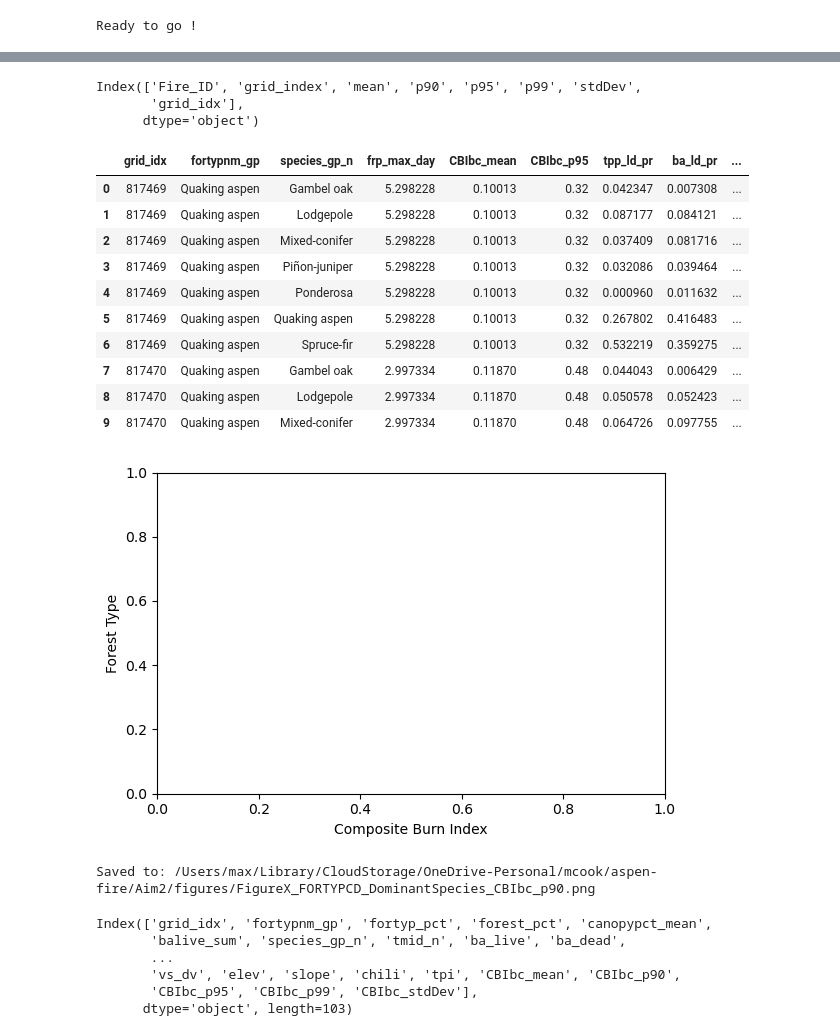
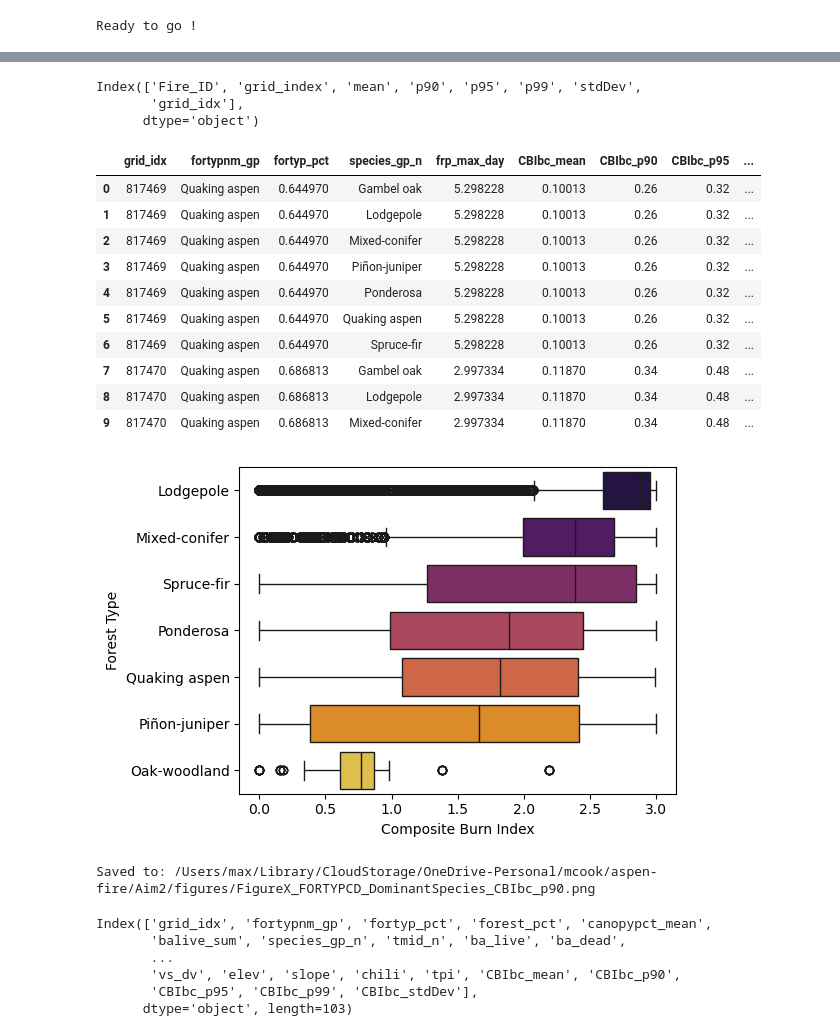
Before and after one commit to natshoff/aspen-fire-fork, a Jupyter notebook: Aim2/code/Python/05b_FRP-CBIbc.ipynb, the cells around one changed output, grey strips where cells are left out. Saved outputs shown, nothing was run; the diff lists cells and outputs as text; code cells hidden in the pictures.

```diff
--- a/Aim2/code/Python/05b_FRP-CBIbc.ipynb
+++ b/Aim2/code/Python/05b_FRP-CBIbc.ipynb
@@ -73,54 +73,54 @@ sev.drop(columns=['Fire_ID','grid_index'], inplace=True)
 sev['grid_idx'] = sev['grid_idx'].astype(int)
 # merge the dataframes
 tm_sev = tm.merge(sev, on='grid_idx', how='left')
-tm_sev[['grid_idx','fortypnm_gp','species_gp_n','frp_max_day','CBIbc_mean',
-        'CBIbc_p95','tpp_ld_pr','ba_ld_pr','qmd_ld_pr']].head(10)
+tm_sev[['grid_idx','fortypnm_gp','fortyp_pct','species_gp_n','frp_max_day','CBIbc_mean',
+        'CBIbc_p90','CBIbc_p95','tpp_ld_pr','ba_ld_pr','qmd_ld_pr']].head(10)
 # %% [output]
 Index(['Fire_ID', 'grid_index', 'mean', 'p90', 'p95', 'p99', 'stdDev',
        'grid_idx'],
       dtype='object')
-|  | grid_idx | fortypnm_gp | species_gp_n | frp_max_day | CBIbc_mean | CBIbc_p95 | tpp_ld_pr | ba_ld_pr | ... |
-| 0 | 817469 | Quaking aspen | Gambel oak | 5.298228 | 0.10013 | 0.32 | 0.042347 | 0.007308 | ... |
-| 1 | 817469 | Quaking aspen | Lodgepole | 5.298228 | 0.10013 | 0.32 | 0.087177 | 0.084121 | ... |
-| 2 | 817469 | Quaking aspen | Mixed-conifer | 5.298228 | 0.10013 | 0.32 | 0.037409 | 0.081716 | ... |
-| 3 | 817469 | Quaking aspen | Piñon-juniper | 5.298228 | 0.10013 | 0.32 | 0.032086 | 0.039464 | ... |
-| 4 | 817469 | Quaking aspen | Ponderosa | 5.298228 | 0.10013 | 0.32 | 0.000960 | 0.011632 | ... |
-| 5 | 817469 | Quaking aspen | Quaking aspen | 5.298228 | 0.10013 | 0.32 | 0.267802 | 0.416483 | ... |
-| 6 | 817469 | Quaking aspen | Spruce-fir | 5.298228 | 0.10013 | 0.32 | 0.532219 | 0.359275 | ... |
-| 7 | 817470 | Quaking aspen | Gambel oak | 2.997334 | 0.11870 | 0.48 | 0.044043 | 0.006429 | ... |
-| 8 | 817470 | Quaking aspen | Lodgepole | 2.997334 | 0.11870 | 0.48 | 0.050578 | 0.052423 | ... |
-| 9 | 817470 | Quaking aspen | Mixed-conifer | 2.997334 | 0.11870 | 0.48 | 0.064726 | 0.097755 | ... |
+|  | grid_idx | fortypnm_gp | fortyp_pct | species_gp_n | frp_max_day | CBIbc_mean | CBIbc_p90 | CBIbc_p95 | ... |
+| 0 | 817469 | Quaking aspen | 0.644970 | Gambel oak | 5.298228 | 0.10013 | 0.26 | 0.32 | ... |
+| 1 | 817469 | Quaking aspen | 0.644970 | Lodgepole | 5.298228 | 0.10013 | 0.26 | 0.32 | ... |
+| 2 | 817469 | Quaking aspen | 0.644970 | Mixed-conifer | 5.298228 | 0.10013 | 0.26 | 0.32 | ... |
+| 3 | 817469 | Quaking aspen | 0.644970 | Piñon-juniper | 5.298228 | 0.10013 | 0.26 | 0.32 | ... |
+| 4 | 817469 | Quaking aspen | 0.644970 | Ponderosa | 5.298228 | 0.10013 | 0.26 | 0.32 | ... |
+| 5 | 817469 | Quaking aspen | 0.644970 | Quaking aspen | 5.298228 | 0.10013 | 0.26 | 0.32 | ... |
+| 6 | 817469 | Quaking aspen | 0.644970 | Spruce-fir | 5.298228 | 0.10013 | 0.26 | 0.32 | ... |
+| 7 | 817470 | Quaking aspen | 0.686813 | Gambel oak | 2.997334 | 0.11870 | 0.34 | 0.48 | ... |
+| 8 | 817470 | Quaking aspen | 0.686813 | Lodgepole | 2.997334 | 0.11870 | 0.34 | 0.48 | ... |
+| 9 | 817470 | Quaking aspen | 0.686813 | Mixed-conifer | 2.997334 | 0.11870 | 0.34 | 0.48 | ... |
 # %%
 # Plot FRP by dominant forest type
 # create a dataframe with dominance (>50% of the same species)
-dom = tm_sev[tm_sev['fortyp_pct'] > 50]
+dom = tm_sev[tm_sev['fortyp_pct'] > 0.50]
 # Find the median and sort the forest types by FRP
 med = dom.groupby('fortypnm_gp')['CBIbc_p90'].median().sort_values(ascending=False)
 ordered = med.index.tolist()
 
 # plot it
 plt.figure(figsize=(6, 4))
 
 sns.boxplot(
     data=dom,
     x='CBIbc_p90',
     y='fortypnm_gp',
     order=ordered,
     palette='inferno',
     dodge=False)
 
 # plt.xscale('log') # log-scale FRP
 plt.xlabel('Composite Burn Index')
 plt.ylabel('Forest Type')
 plt.tight_layout()
 
 out_plot = os.path.join(projdir, 'figures/FigureX_FORTYPCD_DominantSpecies_CBIbc_p90.png')
 plt.savefig(out_plot, dpi=300, bbox_inches='tight')
 
 plt.show()
 print(f"\nSaved to: {out_plot}\n")
 # %% [output]
-[figure, old version]
+[figure, new version]
 Saved to: /Users/max/Library/CloudStorage/OneDrive-Personal/mcook/aspen-fire/Aim2/figures/FigureX_FORTYPCD_DominantSpecies_CBIbc_p90.png
 # %%
 tm_sev.columns
```
Also changed, not shown: parts of 5 cells of this notebook, 12 other files.
